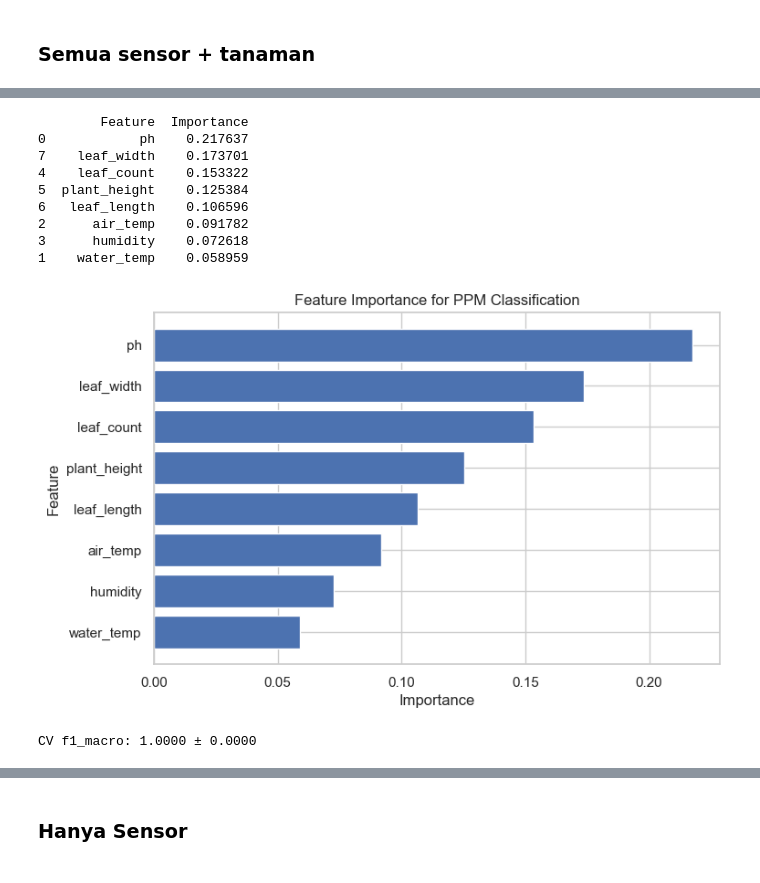
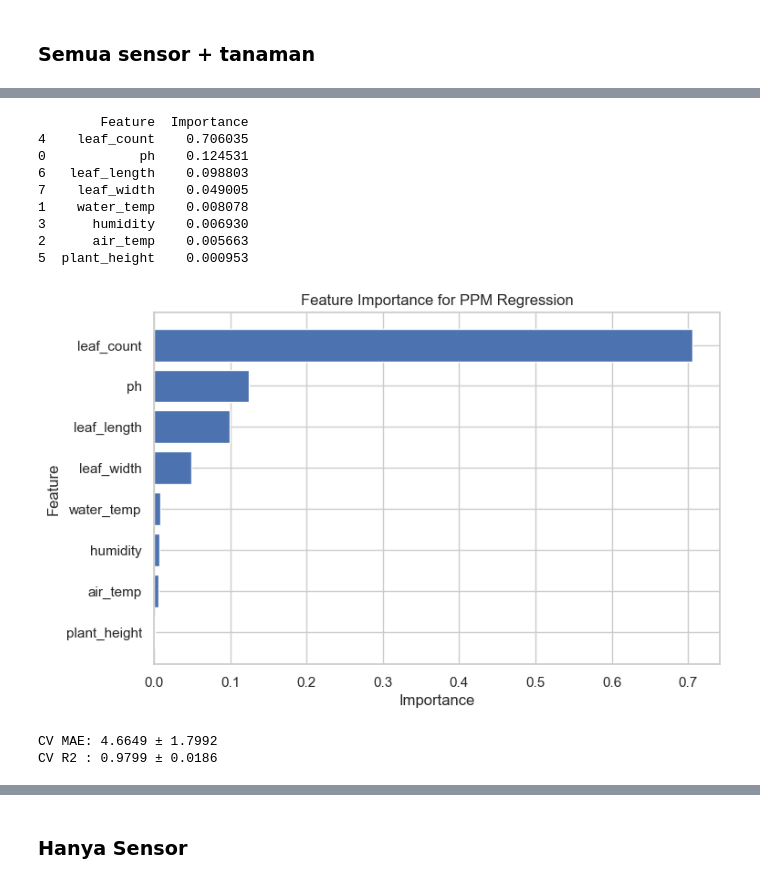
Before and after one commit to mfarzz/prediksi-pertumbuhan-salada, a Jupyter notebook: salada/salada_model.ipynb, the cells around one changed output, grey strips where cells are left out. Drawn from its saved outputs; the diff is of its cells as text; code cells hidden in the pictures.

Commit message:
change from classification to regression

```diff
--- a/salada/salada_model.ipynb
+++ b/salada/salada_model.ipynb
@@ -187,4 +184,4 @@ if 'date' in df.columns:
 X = df[['ph', 'water_temp', 'air_temp', 'humidity',
         'leaf_count', 'plant_height', 'leaf_length', 'leaf_width']]
 
-y = df['ppm_category']
+y = df['ppm']
@@ -205,6 +194,6 @@ scaler = StandardScaler()
 X_train_scaled = scaler.fit_transform(X_train)
 X_test_scaled = scaler.transform(X_test)
 # %%
-model = RandomForestClassifier(n_estimators=100, random_state=42)
+model = RandomForestRegressor(n_estimators=100, random_state=42)
 model.fit(X_train_scaled, y_train)
 # %% [output]
@@ -226,32 +208,29 @@ weighted avg       0.99      0.99      0.99       182
 # %%
 importance = model.feature_importances_
 feature_importance = pd.DataFrame({
     'Feature': X.columns,
     'Importance': importance
 }).sort_values(by='Importance', ascending=False)
 
-# Tampilkan 10 fitur paling penting
 print(feature_importance)
-
-# Visualisasi
 plt.figure(figsize=(8,5))
 plt.barh(feature_importance['Feature'], feature_importance['Importance'])
 plt.xlabel('Importance')
 plt.ylabel('Feature')
-plt.title('Feature Importance for PPM Classification')
+plt.title('Feature Importance for PPM Regression')
 plt.gca().invert_yaxis()
 plt.show()
 # %% [output]
         Feature  Importance
-0            ph    0.217637
-7    leaf_width    0.173701
-4    leaf_count    0.153322
-5  plant_height    0.125384
-6   leaf_length    0.106596
-2      air_temp    0.091782
-3      humidity    0.072618
-1    water_temp    0.058959
+4    leaf_count    0.706035
+0            ph    0.124531
+6   leaf_length    0.098803
+7    leaf_width    0.049005
+1    water_temp    0.008078
+3      humidity    0.006930
+2      air_temp    0.005663
+5  plant_height    0.000953
-[figure, old version]
+[figure, new version]
 # %%
 pipeline = Pipeline([
     ('scaler', StandardScaler()),
@@ -259,7 +243,10 @@ pipeline = Pipeline([
 ])
 # %%
-cv = StratifiedKFold(n_splits=5, shuffle=True, random_state=42)
-cv_scores = cross_val_score(pipeline, X, y, cv=cv, scoring='f1_macro', n_jobs=-1)
-print(f"CV f1_macro: {cv_scores.mean():.4f} ± {cv_scores.std():.4f}")
+cv = KFold(n_splits=5, shuffle=True, random_state=42)
+cv_res_mae = cross_val_score(pipeline, X, y, cv=cv, scoring='neg_mean_absolute_error', n_jobs=-1)
+cv_res_r2 = cross_val_score(pipeline, X, y, cv=cv, scoring='r2', n_jobs=-1)
+print(f"CV MAE: {-cv_res_mae.mean():.4f} ± {cv_res_mae.std():.4f}")
+print(f"CV R2 : {cv_res_r2.mean():.4f} ± {cv_res_r2.std():.4f}")
 # %% [output]
-CV f1_macro: 1.0000 ± 0.0000
+CV MAE: 4.6649 ± 1.7992
+CV R2 : 0.9799 ± 0.0186
```
Also changed, not shown: parts of 35 cells of this notebook, 3 other files.
